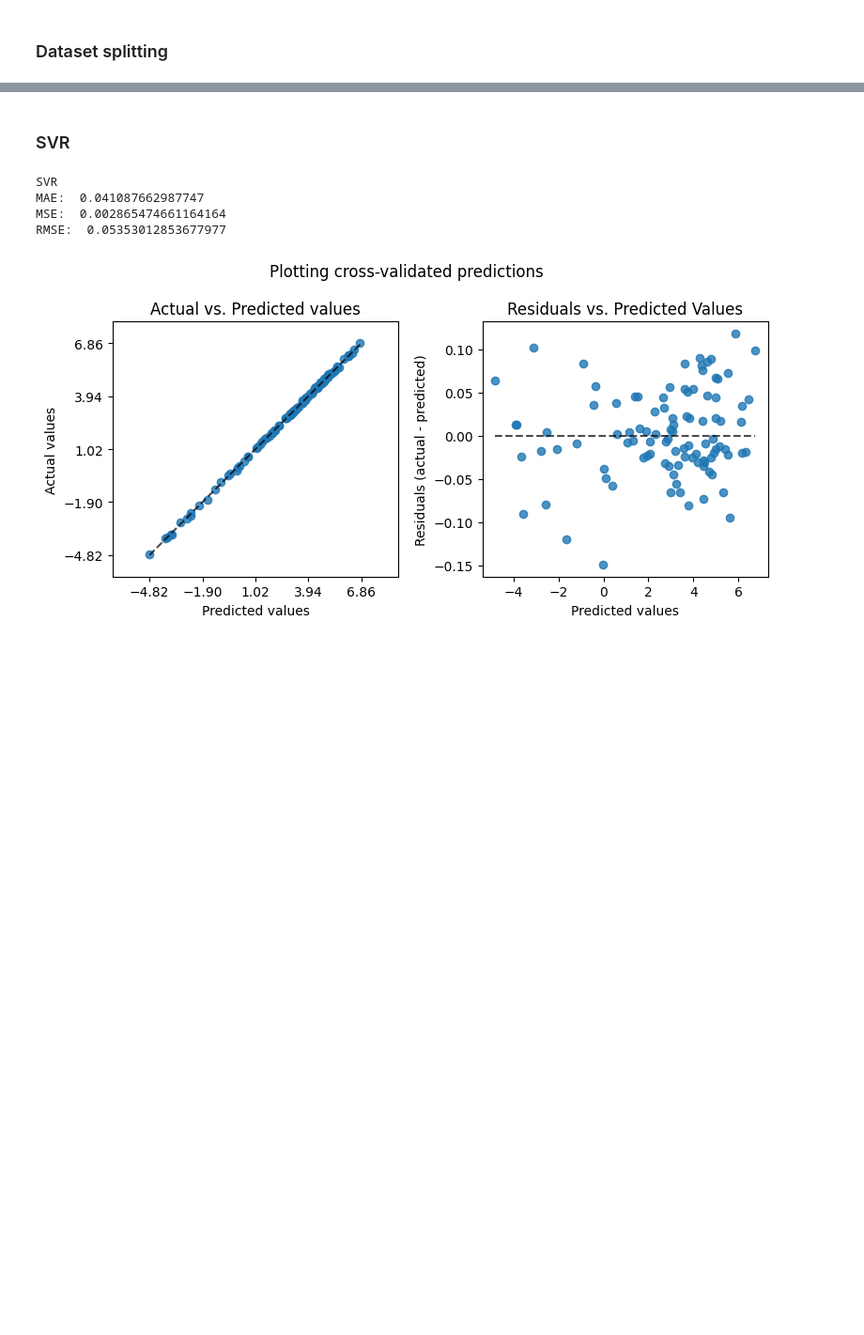
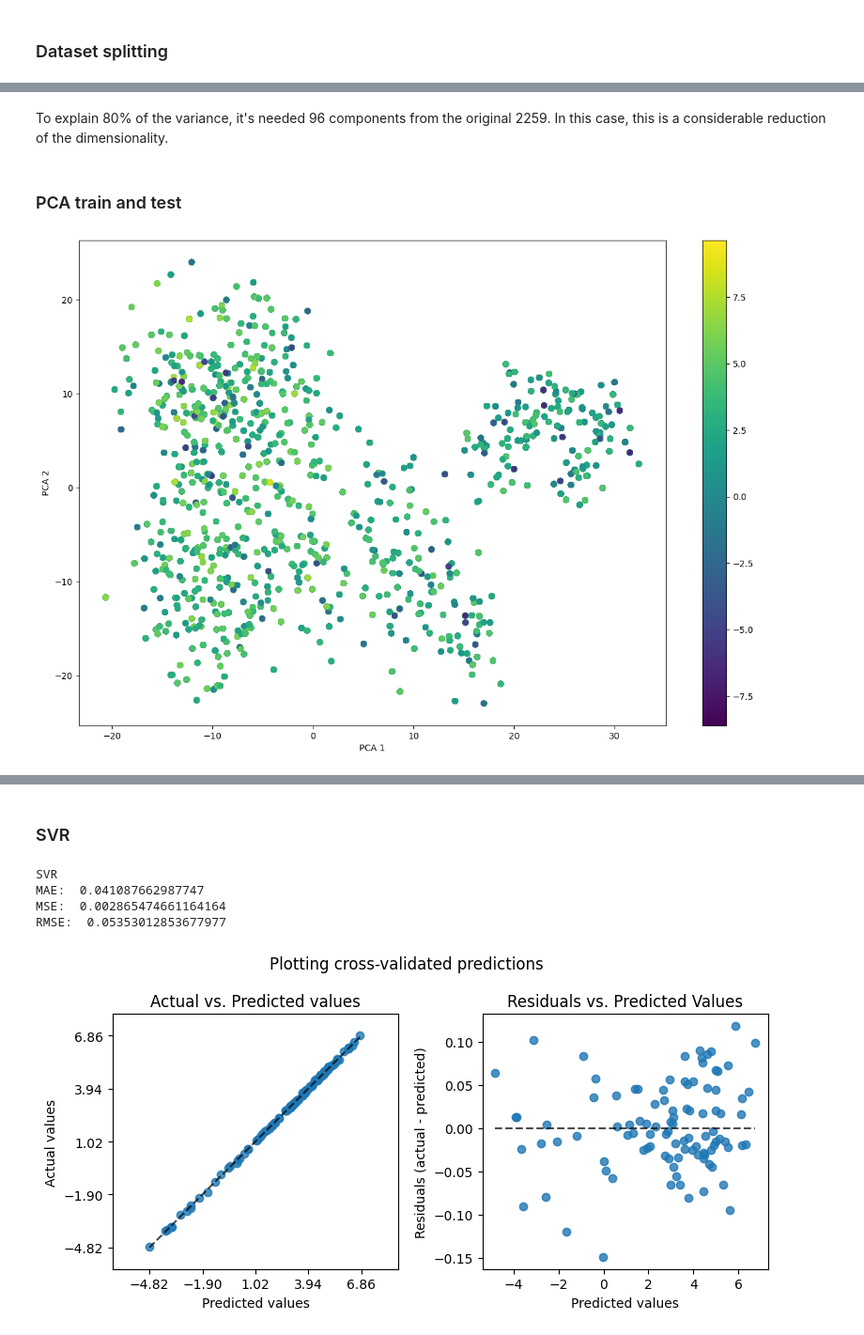
Before and after one commit to paulo-seixal/drug_sensitivity, a Jupyter notebook: baseline_ml.ipynb, the cells around one changed output, grey strips where cells are left out. Shown at 94% size. Drawn from its saved outputs; the diff is of its cells as text; code cells hidden in the pictures; blank space fills up the shorter version.

```diff
--- a/baseline_ml.ipynb
+++ b/baseline_ml.ipynb
@@ -158,0 +243,19 @@ x_train
+# %% [markdown]
+To explain 80% of the variance, it's needed 96 components from the original 2259. In this case, this is a considerable reduction of the dimensionality.
+# %% [markdown]
+### PCA train and test
+# %%
+pca = PCA(n_components=96)
+pca.fit(x_train)
+x_train_pca = pca.transform(x_train)
+
+# make plot of pca with gradient color
+
+plt.figure(figsize=(15, 10))
+plt.scatter(x_train_pca[:, 0], x_train_pca[:, 1], c=y_train, cmap='viridis')
+plt.xlabel('PCA 1')
+plt.ylabel('PCA 2')
+plt.colorbar()
+plt.show()
+# %% [output]
+[figure, added]
```
Also changed, not shown: parts of 24 cells of this notebook, 2 other files.
